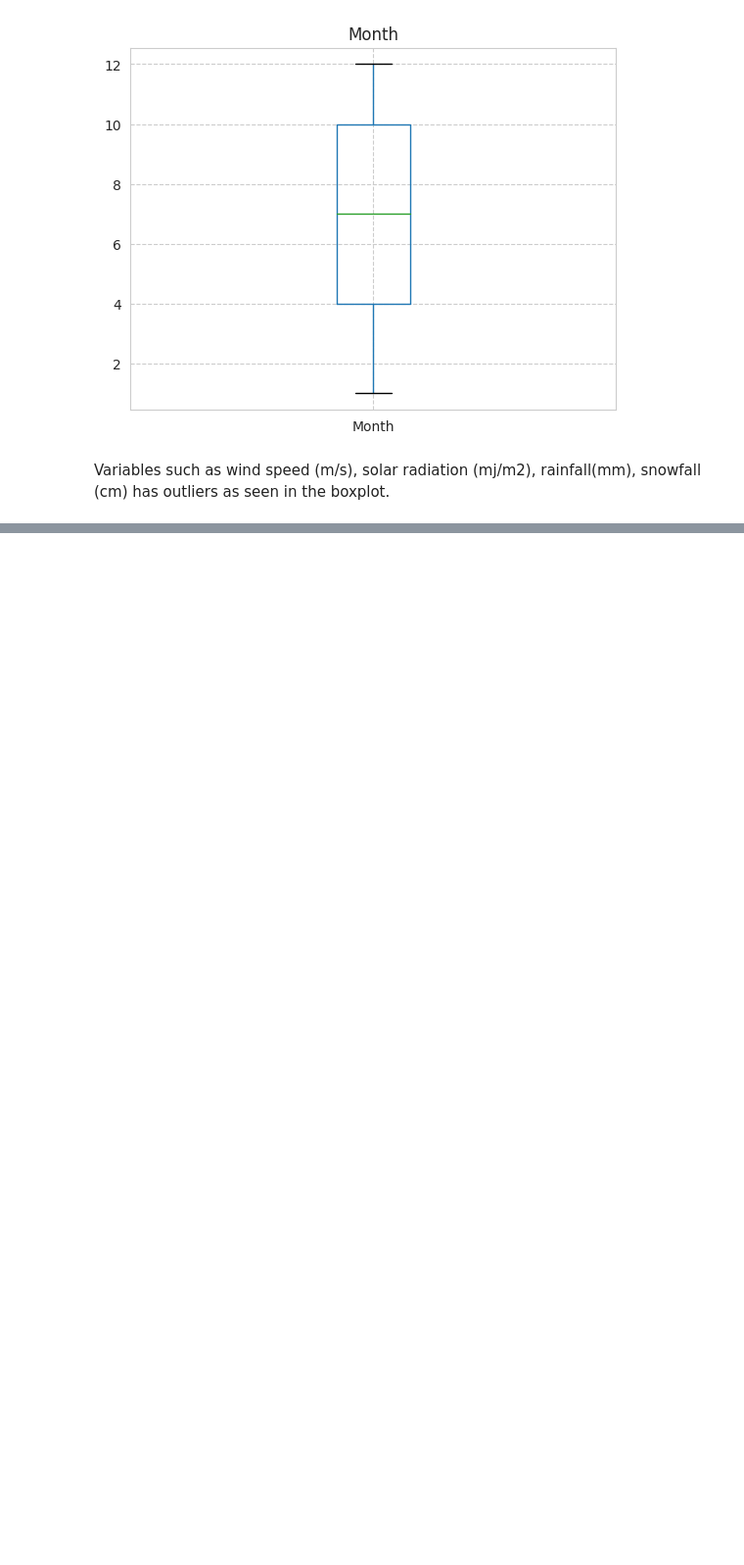
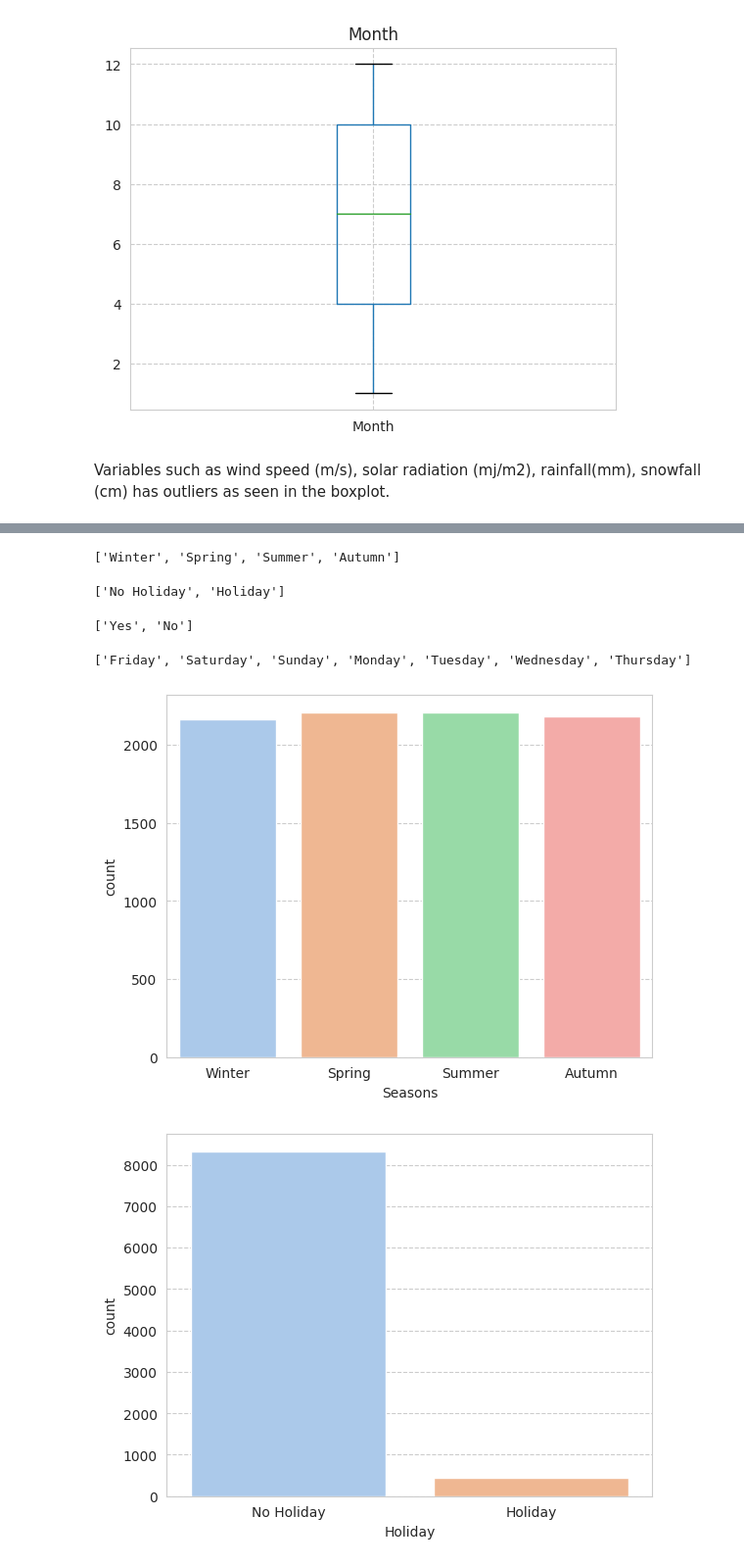
Before and after one commit to ady909/Capstone-Project-Bike-Sharing-Demand-Prediction-, a Jupyter notebook: Capstone_Project_Bike_Sharing_Demand_Prediction_.ipynb, the cells around one changed output, grey strips where cells are left out. Shown at 98% size. Drawn from its saved outputs; the diff is of its cells as text; code cells hidden in the pictures; blank space fills up the shorter version.

```diff
--- a/Capstone_Project_Bike_Sharing_Demand_Prediction_.ipynb
+++ b/Capstone_Project_Bike_Sharing_Demand_Prediction_.ipynb
@@ -342,0 +345,4 @@ Variables such as wind speed (m/s), solar radiation (mj/m2), rainfall(mm), snowf
+# %%
+#list of categorical variables
+categorical_variables = bike_df.select_dtypes(include = "object" )
+categorical_variables
@@ -342,0 +363,28 @@ Variables such as wind speed (m/s), solar radiation (mj/m2), rainfall(mm), snowf
+# %%
+#find unique values in "Seasons"
+list(bike_df['Seasons'].unique())
+# %% [output]
+['Winter', 'Spring', 'Summer', 'Autumn']
+# %%
+#find unique values in "Holiday"
+list(bike_df['Holiday'].unique())
+# %% [output]
+['No Holiday', 'Holiday']
+# %%
+#find unique values in "Functioning Day"
+list(bike_df['Functioning Day'].unique())
+# %% [output]
+['Yes', 'No']
+# %%
+#find unique values in "Day_of_week"
+list(bike_df['Day_of_week'].unique())
+# %% [output]
+['Friday', 'Saturday', 'Sunday', 'Monday', 'Tuesday', 'Wednesday', 'Thursday']
+# %%
+#countplot
+for column in list(categorical_variables):
+  sns.countplot(data = bike_df , x = column , palette='pastel' )
+  plt.show()
+# %% [output]
+[figure, added]
+[figure, added]
```
Also changed, not shown: parts of 18 cells of this notebook.
